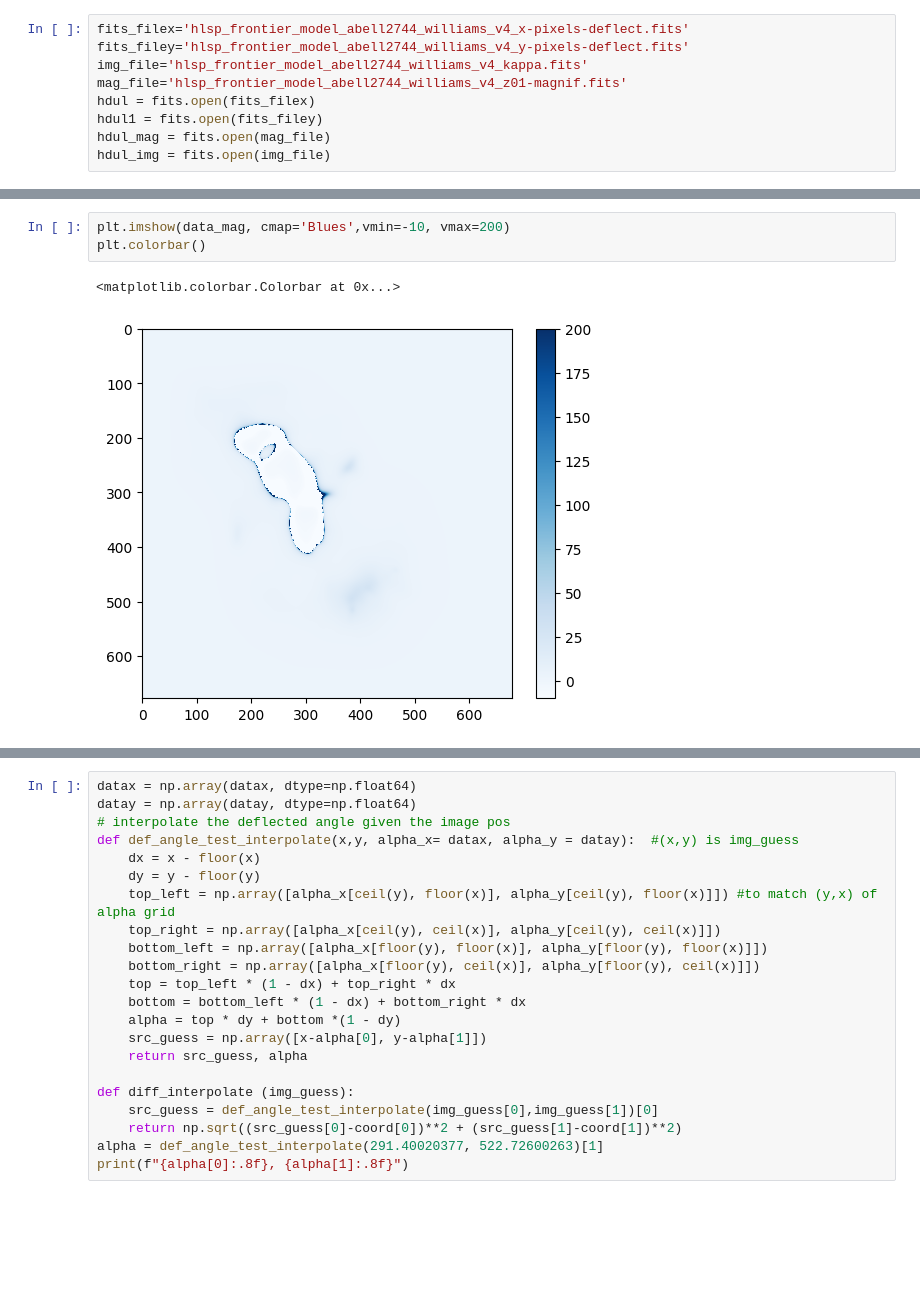
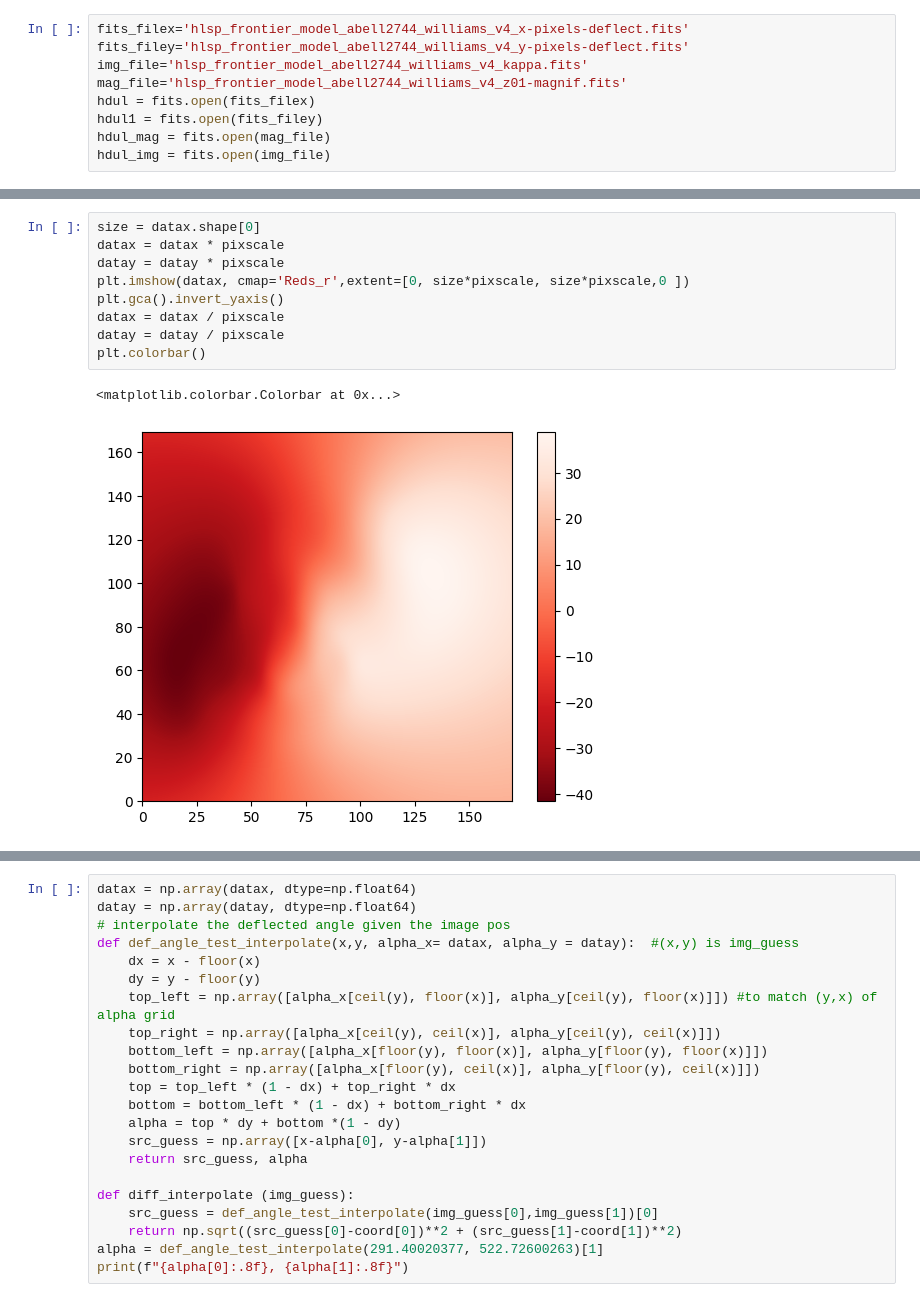
Before and after one commit to diceandcats/SURE-GW-lensing, a Jupyter notebook: Real stuffs/Real_lens.ipynb, the cells around one changed output, grey strips where cells are left out. Drawn from its saved outputs; the diff is of its cells as text; blank space fills up the shorter version.

```diff
--- a/Real stuffs/Real_lens.ipynb
+++ b/Real stuffs/Real_lens.ipynb
@@ -37,9 +31,15 @@ plt.colorbar()
-# %%
-plt.imshow(data_mag, cmap='Blues',vmin=-10, vmax=200)
-plt.colorbar()
-# %% [output]
-<matplotlib.colorbar.Colorbar at 0x...>
-[figure, removed]
+# %%
+size = datax.shape[0]
+datax = datax * pixscale
+datay = datay * pixscale
+plt.imshow(datax, cmap='Reds_r',extent=[0, size*pixscale, size*pixscale,0 ])
+plt.gca().invert_yaxis()
+datax = datax / pixscale
+datay = datay / pixscale
+plt.colorbar()
+# %% [output]
+<matplotlib.colorbar.Colorbar at 0x...>
+[figure, added]
 # %%
 size = datax.shape[0]
 
```
Also changed, not shown: parts of 8 cells of this notebook, 3 other files.
